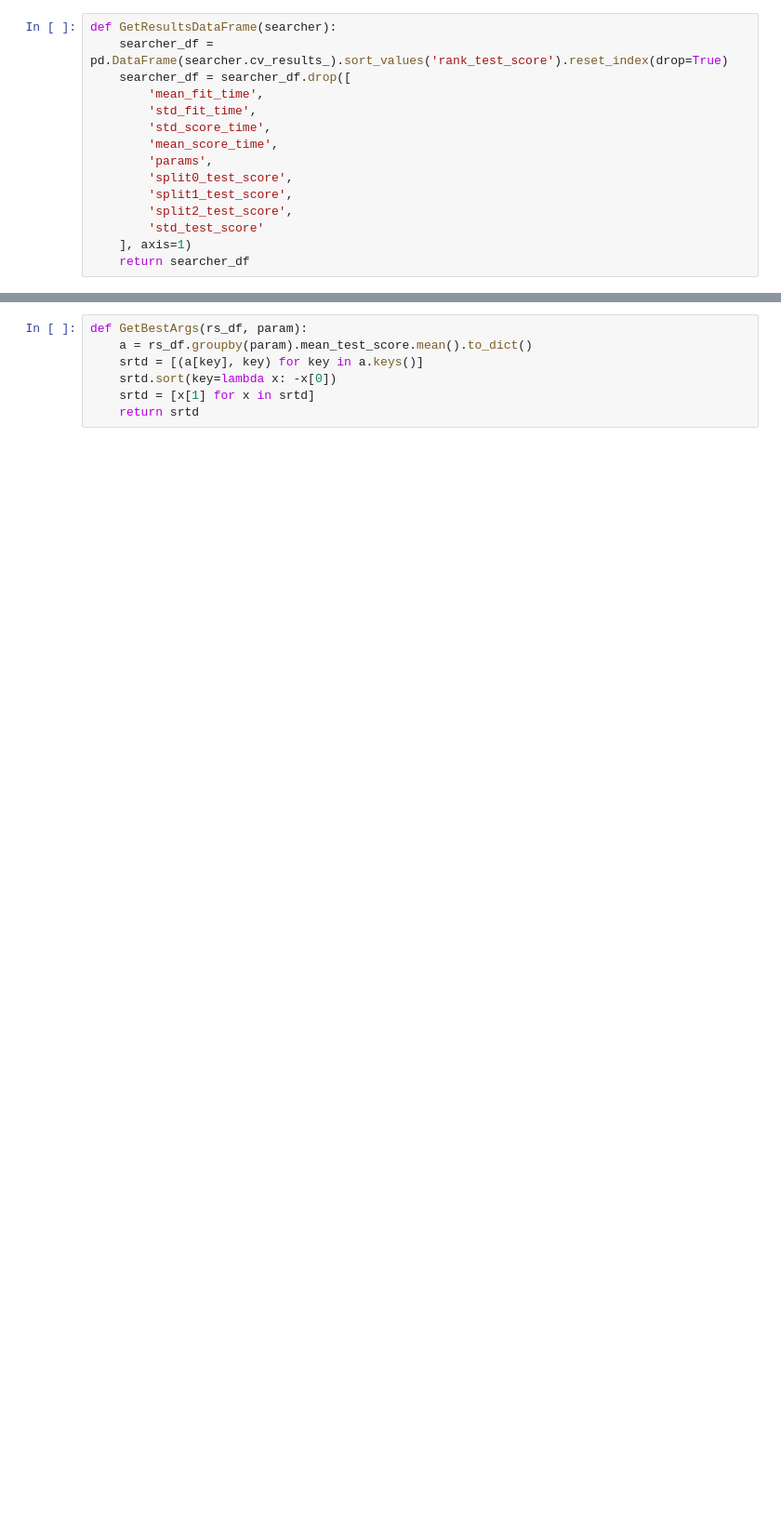
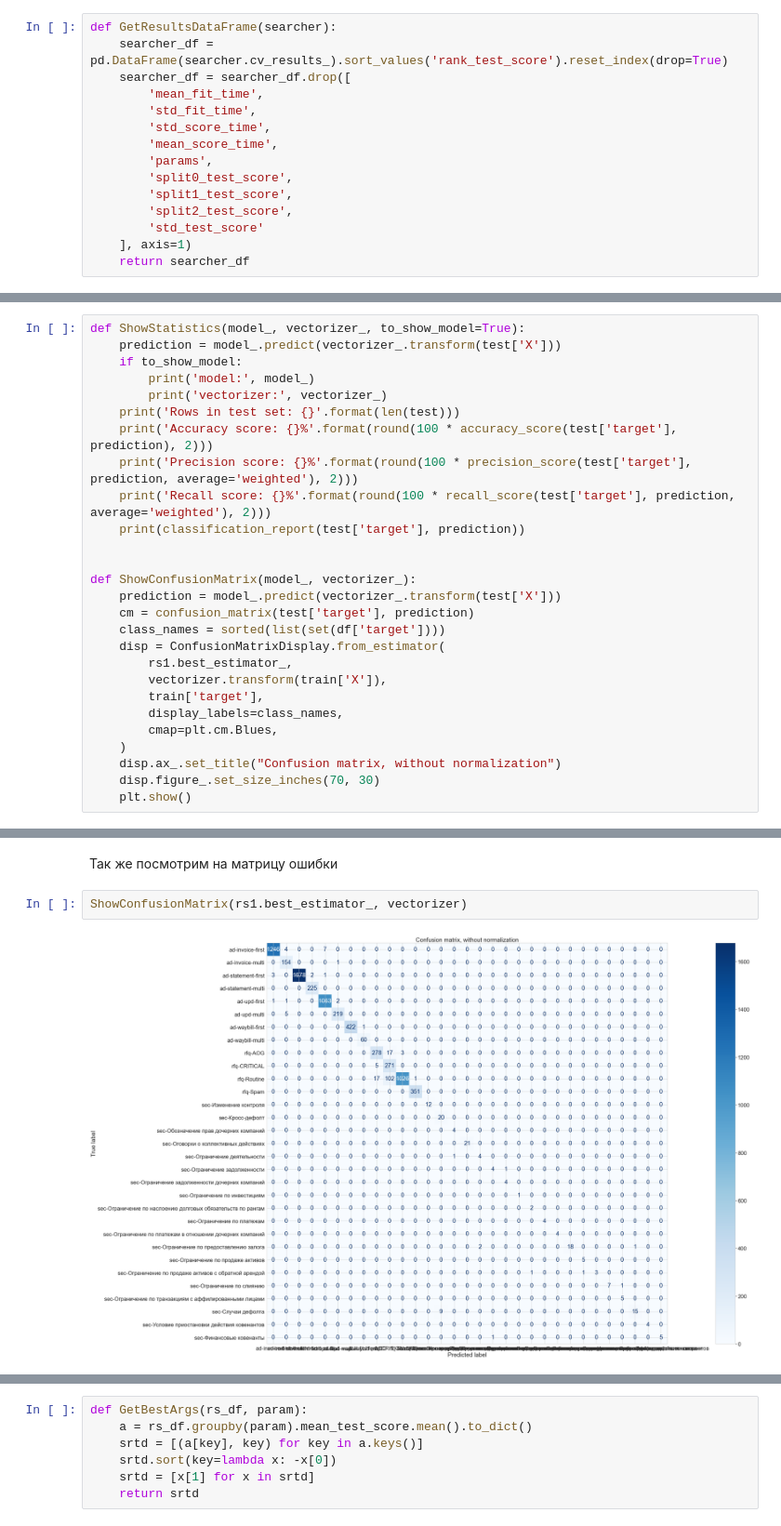
Before and after one commit to cherepasshka/document-classifier, a Jupyter notebook: DOCUMENT_CLASSIFIER.ipynb, the cells around one changed output, grey strips where cells are left out. Shown at 93% size. Cells and saved outputs as stored; diff of their text form; blank space fills up the shorter version.

```diff
--- a/DOCUMENT_CLASSIFIER.ipynb
+++ b/DOCUMENT_CLASSIFIER.ipynb
@@ -365 +313,28 @@ RandomForestClassifier(bootstrap=False, max_depth=150, max_features='sqrt',
+# %%
+def ShowStatistics(model_, vectorizer_, to_show_model=True):
+    prediction = model_.predict(vectorizer_.transform(test['X']))
+    if to_show_model:
+        print('model:', model_)
+        print('vectorizer:', vectorizer_)
+    print('Rows in test set: {}'.format(len(test)))
+    print('Accuracy score: {}%'.format(round(100 * accuracy_score(test['target'], prediction), 2)))
+    print('Precision score: {}%'.format(round(100 * precision_score(test['target'], prediction, average='weighted'), 2)))
+    print('Recall score: {}%'.format(round(100 * recall_score(test['target'], prediction, average='weighted'), 2)))
+    print(classification_report(test['target'], prediction))
+
+
+def ShowConfusionMatrix(model_, vectorizer_):
+    prediction = model_.predict(vectorizer_.transform(test['X']))
+    cm = confusion_matrix(test['target'], prediction)
+    class_names = sorted(list(set(df['target'])))
+    disp = ConfusionMatrixDisplay.from_estimator(
+        rs1.best_estimator_,
+        vectorizer.transform(train['X']),
+        train['target'],
+        display_labels=class_names,
+        cmap=plt.cm.Blues,
+    )
+    disp.ax_.set_title("Confusion matrix, without normalization")
+    disp.figure_.set_size_inches(70, 30)
+    plt.show()
 # %%
@@ -384,0 +367,6 @@ Mean confidence: 87.49%
+# %% [markdown]
+Так же посмотрим на матрицу ошибки
+# %%
+ShowConfusionMatrix(rs1.best_estimator_, vectorizer)
+# %% [output]
+[figure, added]
```
Also changed, not shown: parts of 54 cells of this notebook.
